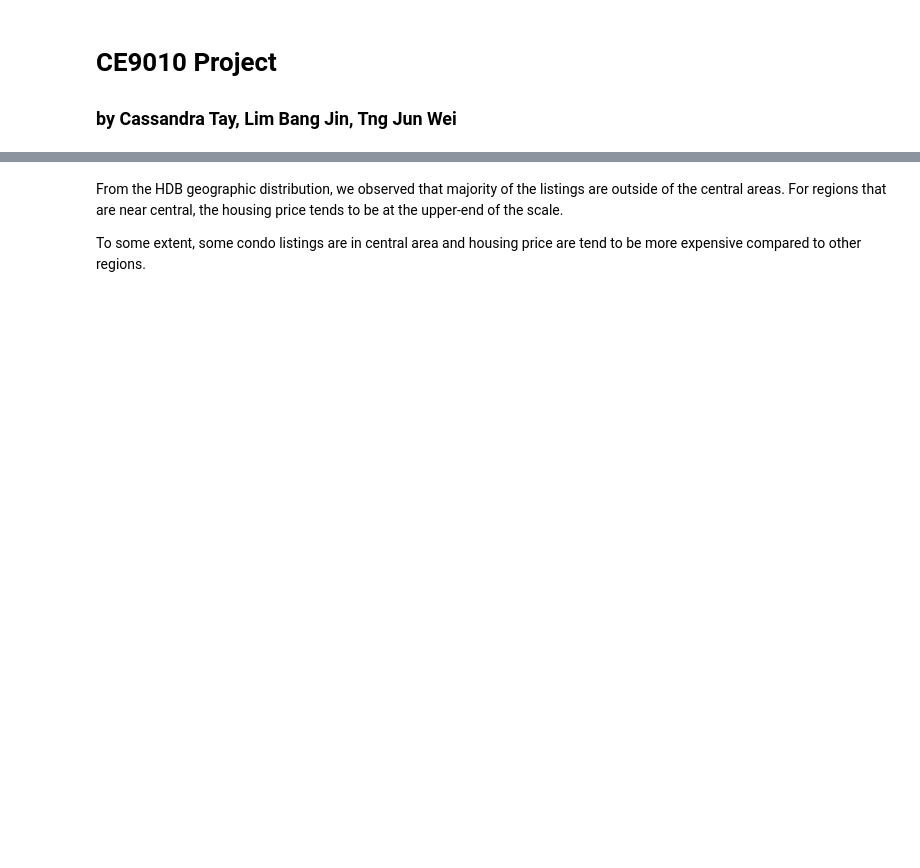
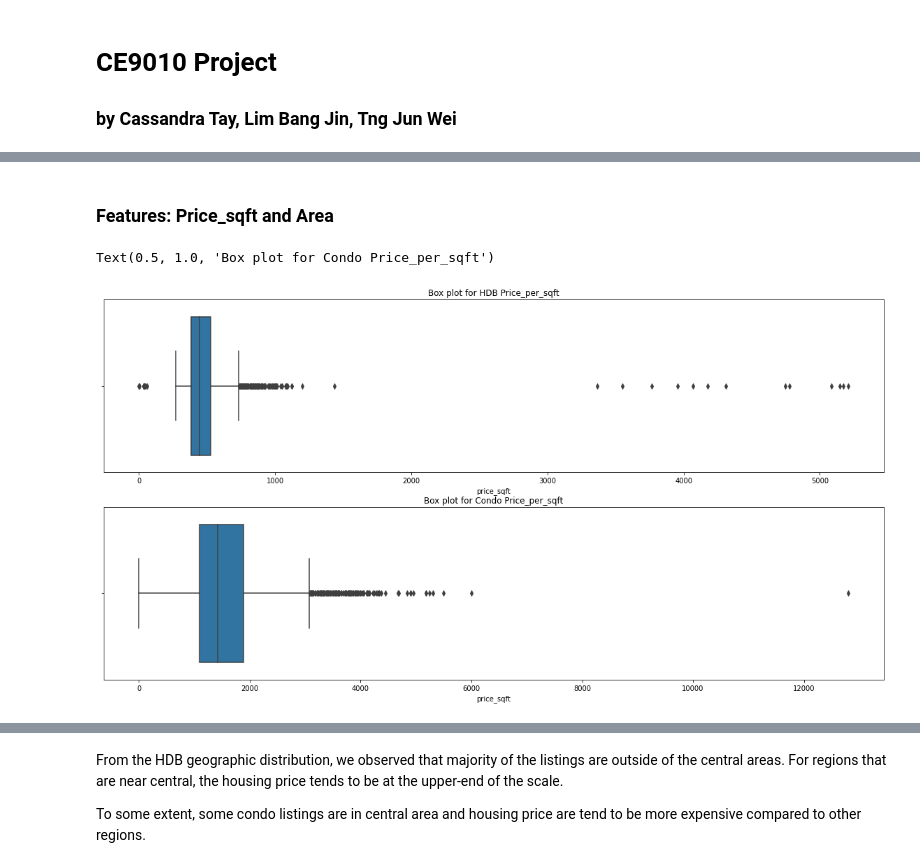
Before and after one commit to castay45/CE9010-Data-Science-Project, a Jupyter notebook: Report.ipynb, the cells around one changed output, grey strips where cells are left out. Drawn from its saved outputs; the diff is of its cells as text; code cells hidden in the pictures; blank space fills up the shorter version.

```diff
--- a/Report.ipynb
+++ b/Report.ipynb
@@ -541,0 +298,7 @@ gdf[gdf["Type"]=="Condo"].plot(column='Price', ax=ax2, legend=True,legend_kwds={
+# %%
+house = pd.read_csv('data/data_eng.csv')
+# %%
+hdb = house[house.Type == 'HDB']
+print('The dimension of the HDB subset data: ', hdb.shape)
+print()
+hdb.describe()
@@ -541,0 +316,4 @@ gdf[gdf["Type"]=="Condo"].plot(column='Price', ax=ax2, legend=True,legend_kwds={
+# %%
+condo = house[house.Type == 'Condo']
+print('\nThe dimension of the Condo subset data: ', condo.shape)
+condo.describe()
@@ -541,0 +354,13 @@ gdf[gdf["Type"]=="Condo"].plot(column='Price', ax=ax2, legend=True,legend_kwds={
+# %% [markdown]
+### Features: Price_sqft and Area
+# %%
+#box plot for significant variable "price_sqft"
+f, axes = plt.subplots(2, 1,figsize=(20,10))
+
+sns.boxplot(x='price_sqft', data=hdb, ax=axes[0])
+axes[0].set_title("Box plot for HDB Price_per_sqft")
+sns.boxplot(x='price_sqft', data=condo, ax=axes[1])
+axes[1].set_title("Box plot for Condo Price_per_sqft")
+# %% [output]
+Text(0.5, 1.0, 'Box plot for Condo Price_per_sqft')
+[figure, added]
```
Also changed, not shown: parts of 260 cells of this notebook, 20 other files.
